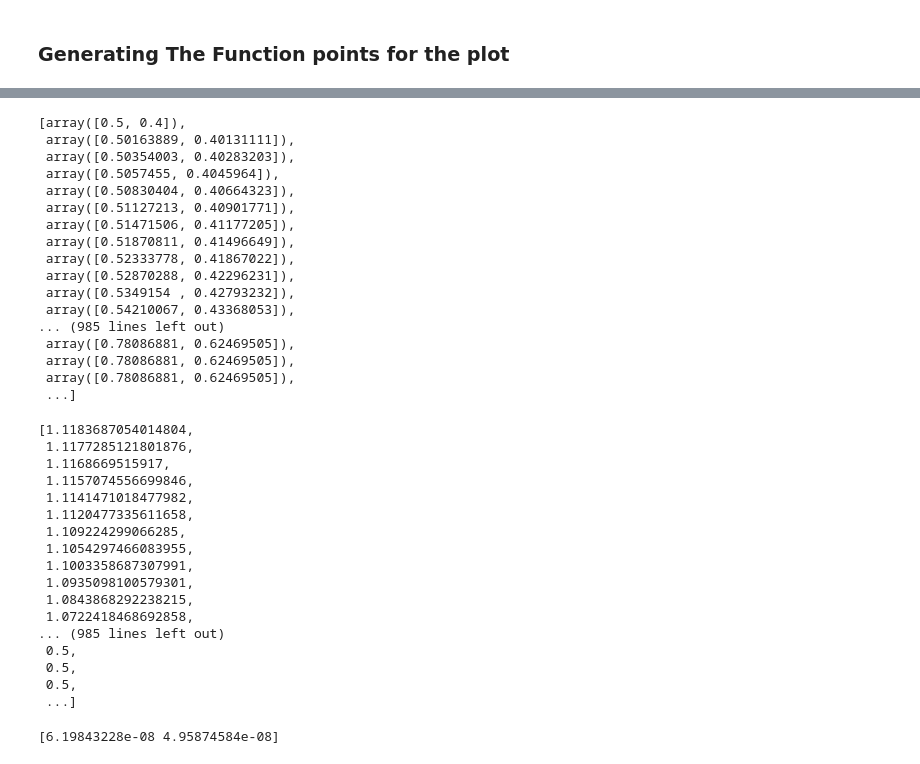
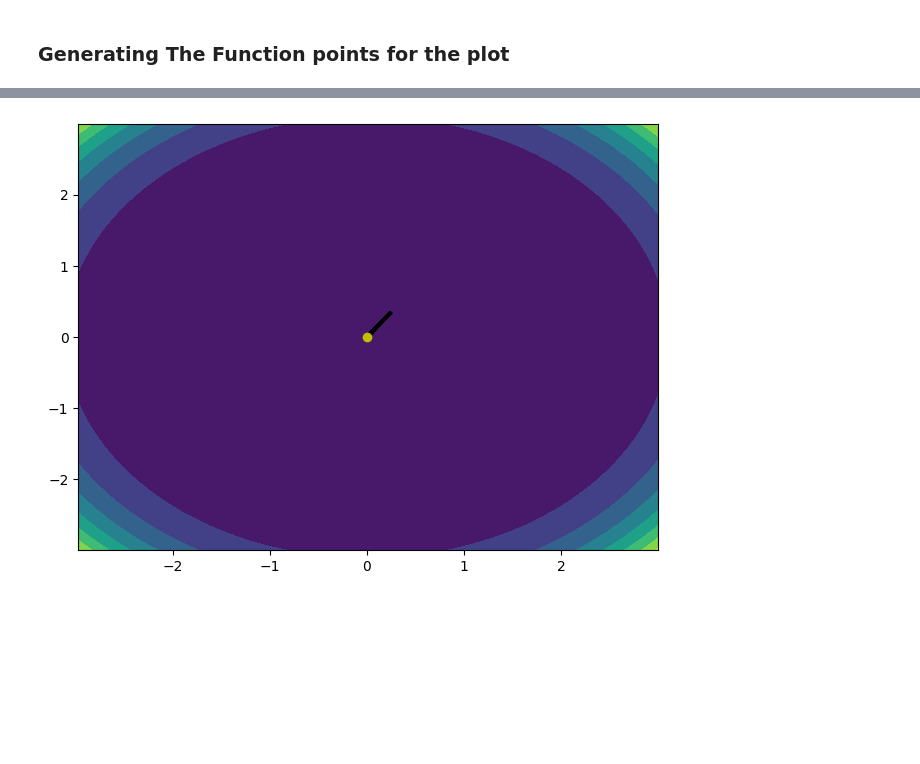
Before and after one commit to siddik11803-IIITH/Deep-Learning-Assignment-1, a Jupyter notebook: Question - 3/main.ipynb, the cells around one changed output, grey strips where cells are left out. Cells and saved outputs as stored; diff of their text form; code cells hidden in the pictures; blank space fills up the shorter version.

```diff
--- a/Question - 3/main.ipynb
+++ b/Question - 3/main.ipynb
@@ -89,5 +89,5 @@ def plot_points(training_set_x, training_set_y):
             temp_dict['function'] = q3_function(np.array([training_set_x[i][0], training_set_x[j][1]]))
             z += [temp_dict]
     return z
-# temp = pd.DataFrame(plot_points(training_set_x, training_set_y))
-# temp
+temp = pd.DataFrame(plot_points(training_set_x, training_set_y))
+temp
@@ -120,10 +138,10 @@ def contour_plot(seq_1, loss_seq_1, ground_truth):
 # %%
 epochs = 10000
-learning_rate = 0.01 # Is kind of safe learning rate
+learning_rate = 0.001 # Is kind of safe learning rate
 max_limit_1 = 2
 # w_init = np.array([random.uniform(-1*max_limit_1, max_limit_1), random.uniform(-1*max_limit_1, max_limit_1)])
-w_init = np.array([0.5, 0.4])
-tolerence = 0.01
+w_init = np.array([0.25, 0.25])
+tolerence = 0.0001
 # %%
 def gradient_descent_step(weight_now, learning_rate, tolerence):
     gradient = gradient_function(weight_now)
@@ -173,44 +176,7 @@ Final Paramters
-# %%
-seq_1
-# %% [output]
-[array([0.5, 0.4]),
- array([0.50163889, 0.40131111]),
- array([0.50354003, 0.40283203]),
- array([0.5057455, 0.4045964]),
- array([0.50830404, 0.40664323]),
- array([0.51127213, 0.40901771]),
- array([0.51471506, 0.41177205]),
- array([0.51870811, 0.41496649]),
- array([0.52333778, 0.41867022]),
- array([0.52870288, 0.42296231]),
- array([0.5349154 , 0.42793232]),
- array([0.54210067, 0.43368053]),
-... (985 lines left out)
- array([0.78086881, 0.62469505]),
- array([0.78086881, 0.62469505]),
- array([0.78086881, 0.62469505]),
- ...]
-# %%
-loss_seq_1
-# %% [output]
-[1.1183687054014804,
- 1.1177285121801876,
- 1.1168669515917,
- 1.1157074556699846,
- 1.1141471018477982,
- 1.1120477335611658,
- 1.109224299066285,
- 1.1054297466083955,
- 1.1003358687307991,
- 1.0935098100579301,
- 1.0843868292238215,
- 1.0722418468692858,
-... (985 lines left out)
- 0.5,
- 0.5,
- 0.5,
- ...]
-# %%
-print(gradient_function(parameters=[0.78086881, 0.62469505]))
-# %% [output]
-[6.19843228e-08 4.95874584e-08]
+# %%
+if(not cont):
+    seq_1 = pd.DataFrame(seq_1)
+    ground_truth = [0, 0]
+    contour_plot(seq_1, loss_seq_1, ground_truth)
+# %% [output]
+[figure, added]
```
Also changed, not shown: parts of 18 cells of this notebook, 4 other files.
